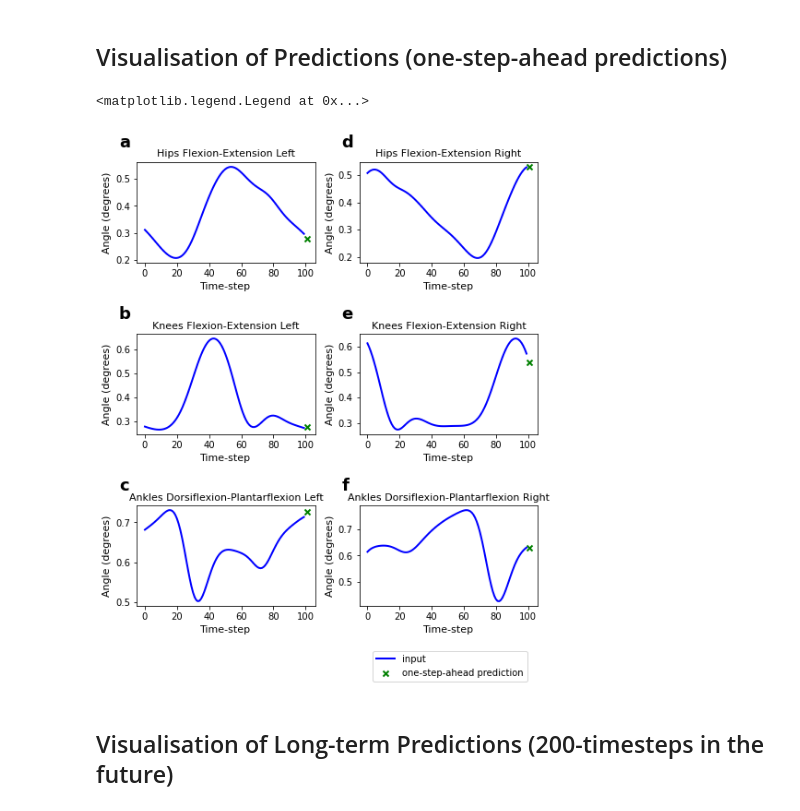
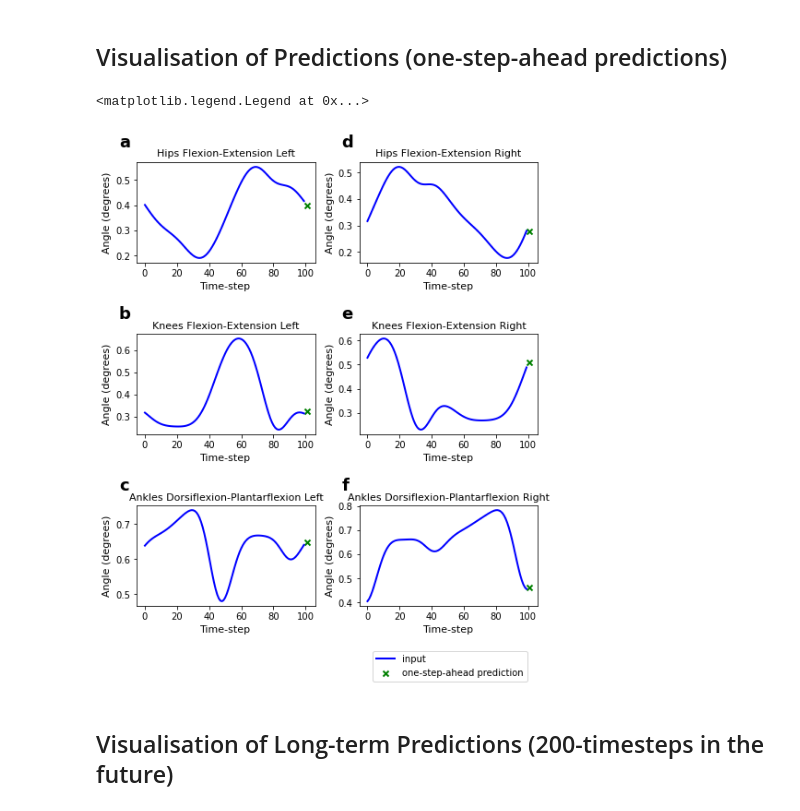
Before and after one commit to rkolaghassi/CP-gait-prediction, a Jupyter notebook: Training.ipynb, the cells around one changed output. Cells and saved outputs as stored; diff of their text form; code cells hidden in the pictures.

```diff
--- a/Training.ipynb
+++ b/Training.ipynb
@@ -202,7 +225,7 @@ samples_per_file = 900
 
 
 # create a zero-filled 3D array with shape (number of samples * number of files, window size, number of features)
-X_train_windows = np.zeros((samples_per_file*train_samples, input_window, len(features)), dtype=np.float32) e
+X_train_windows = np.zeros((samples_per_file*train_samples, input_window, len(features)), dtype=np.float32)
 Y_train_windows = np.zeros((samples_per_file*train_samples, output_window, len(features)), dtype=np.float32)
 
 
@@ -698,9 +721,9 @@ class Transformer(nn.Module):
 # DEVICE = 'cpu'
 DEVICE = 'cuda'
 # %%
-fname = 'NYU_test'
-folder_path = r'D:\Study 2 Results and Models\NUY test' + '\\' + fname
-path = r'D:\Study 2 Results and Models\NUY test' + '\\' + fname + '\\'  + fname + '.pth'
+fname = 'FCN'
+folder_path = r'D:\Study 2 Results and Models\sample-model' + '\\' + fname
+path = r'D:\Study 2 Results and Models\sample-model' + '\\' + fname + '\\'  + fname + '.pth'
 
 if not os.path.exists(folder_path):
     os.makedirs(folder_path)
@@ -730,7 +753,7 @@ dtw_loss = []
 
 lowest_dtw = 1000.
 
-epochs = 2
+epochs = 40
 
 for epoch in tqdm(range(epochs)):
     train_loss_total = 0.
@@ -861,3 +941,5 @@ NameError: name 'read' is not defined
+# %%
+saved_model_path = r'C:\Users\Rania\rbk9\git-hub\CP-gait-prediction\trained-models\FCN.pth'
 # %%
 #load model
 def load_checkpoint(filepath):
@@ -953,30 +972,30 @@ torch.Size([3041, 1, 6])
 # %%
 x1 = np.arange(0,100)
 x2 = 101
-s=500 #sample used for paper
+s=120
 
 fig, axs = plt.subplots(nrows=3, ncols=2, tight_layout=True, figsize=(7,9))
 n = [[0,0], [1,0], [2,0], [0,1], [1,1], [2,1]] #indicies for the plots
 
 text_size = 11
 alpha = ['a', 'b', 'c', 'd', 'e', 'f']
 for f in range(len(features)):
     # axs[n[f][0],n[f][1]].text(-0.1, 1, alpha[f], size=20, weight='bold', transform=axs[0,0].transAxes)
     axs[n[f][0],n[f][1]].plot(x1, test_dataset[s,:,f].cpu().numpy().reshape(-1,1).squeeze(), lw=2, c='b', label = 'input')
     axs[n[f][0],n[f][1]].scatter(x2, test_predictions[s,:,f].cpu().numpy().reshape(-1,1).squeeze(), lw=2, marker = 'x', c='g', label='one-step-ahead prediction')
     # axs[n[f][0],n[f][1]].scatter(x2, actual_denorm[0,0,f], lw=2, marker = 'x', c='r', label='actual')
 
     axs[n[f][0],n[f][1]].set_xlabel('Time-step', size=text_size)
     axs[n[f][0],n[f][1]].set_ylabel('Angle (degrees)', size=text_size)
     axs[n[f][0],n[f][1]].set_title(features[f], size=text_size)
     axs[n[f][0],n[f][1]].text(-0.1, 1.15, alpha[f], size=18, weight='bold', transform=axs[n[f][0],n[f][1]].transAxes)
 
 
 # axLine, axLabel = ax.get_legend_handles_labels()
 plt.legend(loc='lower left', bbox_to_anchor=(0.05, -0.8))
 # %% [output]
 <matplotlib.legend.Legend at 0x...>
-[figure, old version]
+[figure, new version]
 # %% [markdown]
 ## Visualisation of Long-term Predictions (200-timesteps in the future)
 # %%
```
Also changed, not shown: parts of 27 cells of this notebook.
